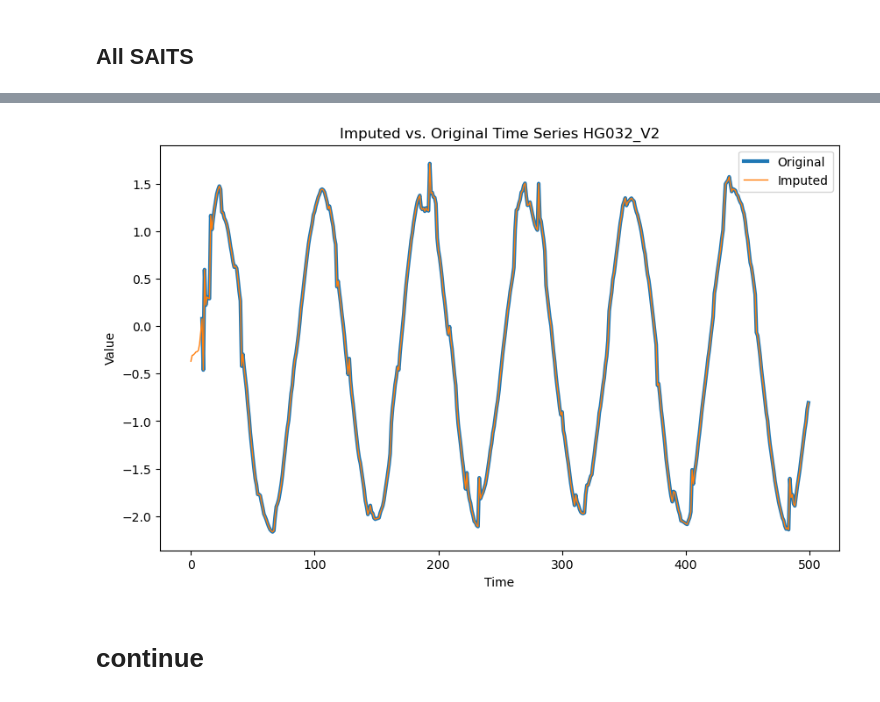
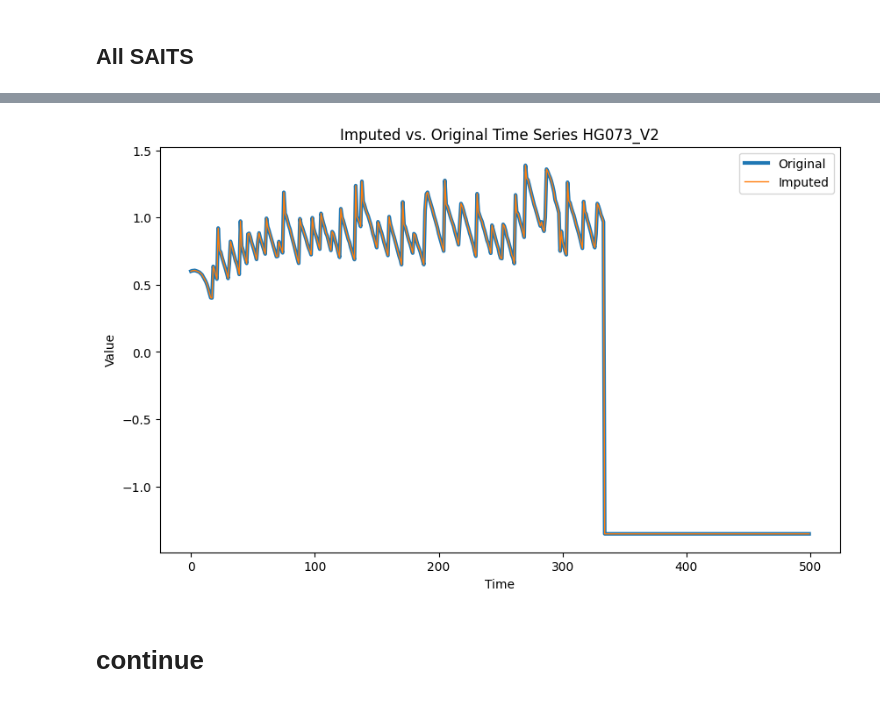
Before and after one commit to BYO-UPM/SAITS-imputation, a Jupyter notebook: pipline_all.ipynb, the cells around one changed output, grey strips where cells are left out. Drawn from its saved outputs; the diff is of its cells as text; code cells hidden in the pictures.

```diff
--- a/pipline_all.ipynb
+++ b/pipline_all.ipynb
@@ -55,26 +64,26 @@ instances_dict_path = 'instances_dict.json'
 with open(instances_dict_path, 'r') as f:
     instances_dict = json.load(f)
 
-smoothpur_1_4 = np.load('Artificial_data/SmoothPur_1_4.npy')
-smoothpur_5_8 = np.load('Artificial_data/SmoothPur_5_8.npy')
-smoothpur_9_10 = np.load('Artificial_data/SmoothPur_9_10.npy')
-smoothpur_11_12 = np.load('Artificial_data/SmoothPur_11_12.npy')
+smoothpur_1_4 = np.load(r'C:\Users\uefav\Desktop\Beca\Nistagmo_1_4.npy')
+# smoothpur_5_8 = np.load('Artificial_data/SmoothPur_5_8.npy')
+# smoothpur_9_10 = np.load('Artificial_data/SmoothPur_9_10.npy')
+# smoothpur_11_12 = np.load('Artificial_data/SmoothPur_11_12.npy')
 
 print(instances_dict)
 print('length of instances_dict : ' ,len(instances_dict))
 print('-' * 100)
 print('length of smoothpur_1_4 : ' ,len(smoothpur_1_4))
-print('length of smoothpur_5_8 : ' ,len(smoothpur_5_8))
-print('length of smoothpur_9_10 : ' ,len(smoothpur_9_10))
-print('length of smoothpur_11_12 : ' ,len(smoothpur_11_12))
+# print('length of smoothpur_5_8 : ' ,len(smoothpur_5_8))
+# print('length of smoothpur_9_10 : ' ,len(smoothpur_9_10))
+# print('length of smoothpur_11_12 : ' ,len(smoothpur_11_12))
 print('-' * 100)
 print('type of smoothpur_1_4 : ' , type(smoothpur_1_4))
-print('type of smoothpur_5_8 : ' , type(smoothpur_5_8))
-print('type of smoothpur_9_10 : ' , type(smoothpur_9_10))
-print('type of smoothpur_11_12 : ' , type(smoothpur_11_12))
+# print('type of smoothpur_5_8 : ' , type(smoothpur_5_8))
+# print('type of smoothpur_9_10 : ' , type(smoothpur_9_10))
+# print('type of smoothpur_11_12 : ' , type(smoothpur_11_12))
 print('-' * 100)
 print('shape of smoothpur_1_4 : ' , smoothpur_1_4.shape)
-print('shape of smoothpur_5_8 : ' , smoothpur_5_8.shape)
-print('shape of smoothpur_9_10 : ' , smoothpur_9_10.shape)
-print('shape of smoothpur_11_12 : ' , smoothpur_11_12.shape)
+# print('shape of smoothpur_5_8 : ' , smoothpur_5_8.shape)
+# print('shape of smoothpur_9_10 : ' , smoothpur_9_10.shape)
+# print('shape of smoothpur_11_12 : ' , smoothpur_11_12.shape)
 # %% [output]
@@ -926,11 +958,11 @@ shape of flattened smoothpur_y_11_12 : (688, 15000)
 # %%
 flats_normalized = np.concatenate([
     flat_1_4_normalized,
-    flat_5_8_normalized,
-    flat_x_9_10_normalized,
-    flat_y_9_10_normalized,
-    flat_x_11_12_normalized,
-    flat_y_11_12_normalized
+    # flat_5_8_normalized,
+    # flat_x_9_10_normalized,
+    # flat_y_9_10_normalized,
+    # flat_x_11_12_normalized,
+    # flat_y_11_12_normalized
 ], axis=0)
 # %%
 down_1_4 = downsample(flat_1_4_normalized, 500)
@@ -1041,5 +1079,5 @@ print('MAE: ', mae, 'MSE:', mse, 'MRE: ', mre)
 # %%
 saits = SAITS(n_steps=500, n_features=1, n_layers=2, d_model=256, n_heads=4, d_k=64, d_v=64, d_ffn=128, dropout=0.2, epochs=500, optimizer=custom_optimizer)
 
-saits.load("saits_all_3.pypots")
+saits.load(r'C:\Users\uefav\Desktop\Beca\saits_all_3.pypots')
 # %% [output]
@@ -1067,16 +1107,16 @@ shape of reshaped results smoothpur_all : (5504, 500)
 # %%
-instance = 91
+instance = 70
 
 plt.figure(figsize=(10, 6))
-plt.plot(downs[4659], label='Original', linewidth=3)
-plt.plot(reshaped_results_all[4659], label='Imputed', linestyle='-', linewidth=1)
+plt.plot(downs[575], label='Original', linewidth=3)
+plt.plot(reshaped_results_all[575], label='Imputed', linestyle='-', linewidth=1)
 plt.xlabel('Time')
 plt.ylabel('Value')
 plt.title(f'Imputed vs. Original Time Series {instances_dict[str(instance)]}')
 plt.legend()
 plt.show()
 # %% [output]
-[figure, old version]
+[figure, new version]
 # %% [markdown]
 # continue
 # %% [markdown]
```
Also changed, not shown: parts of 30 cells of this notebook, 4 other files.
